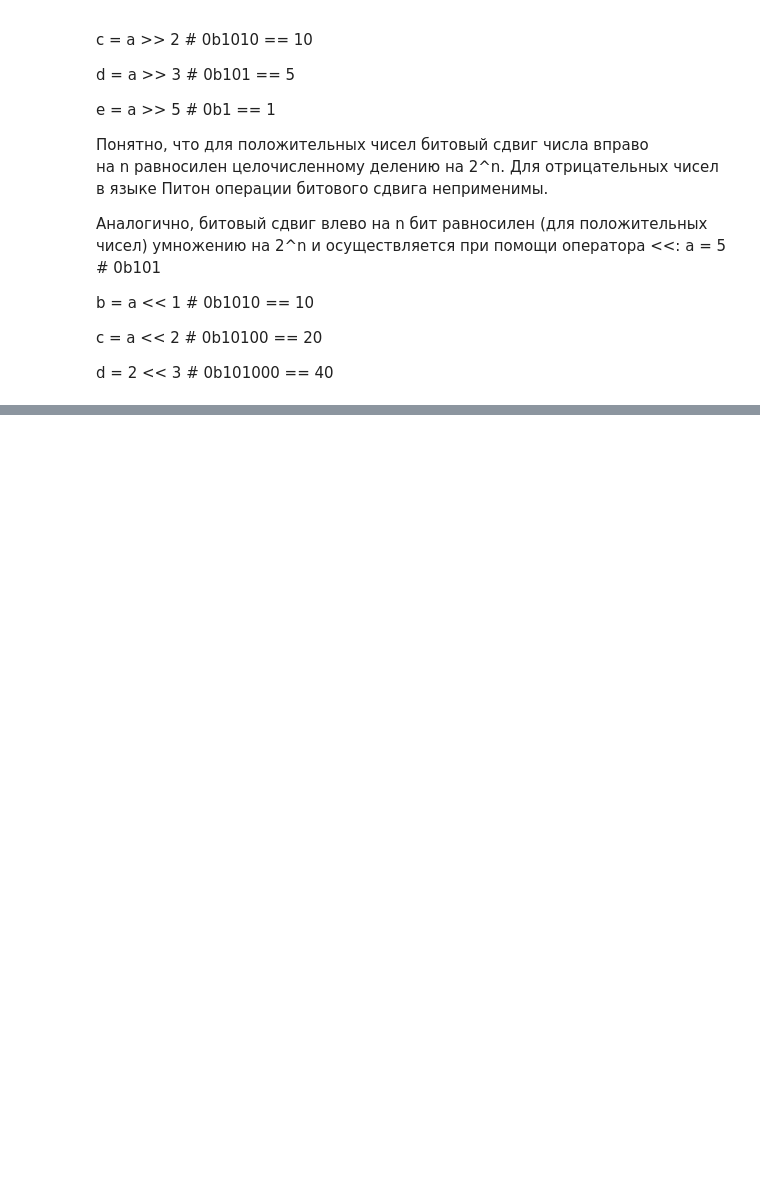
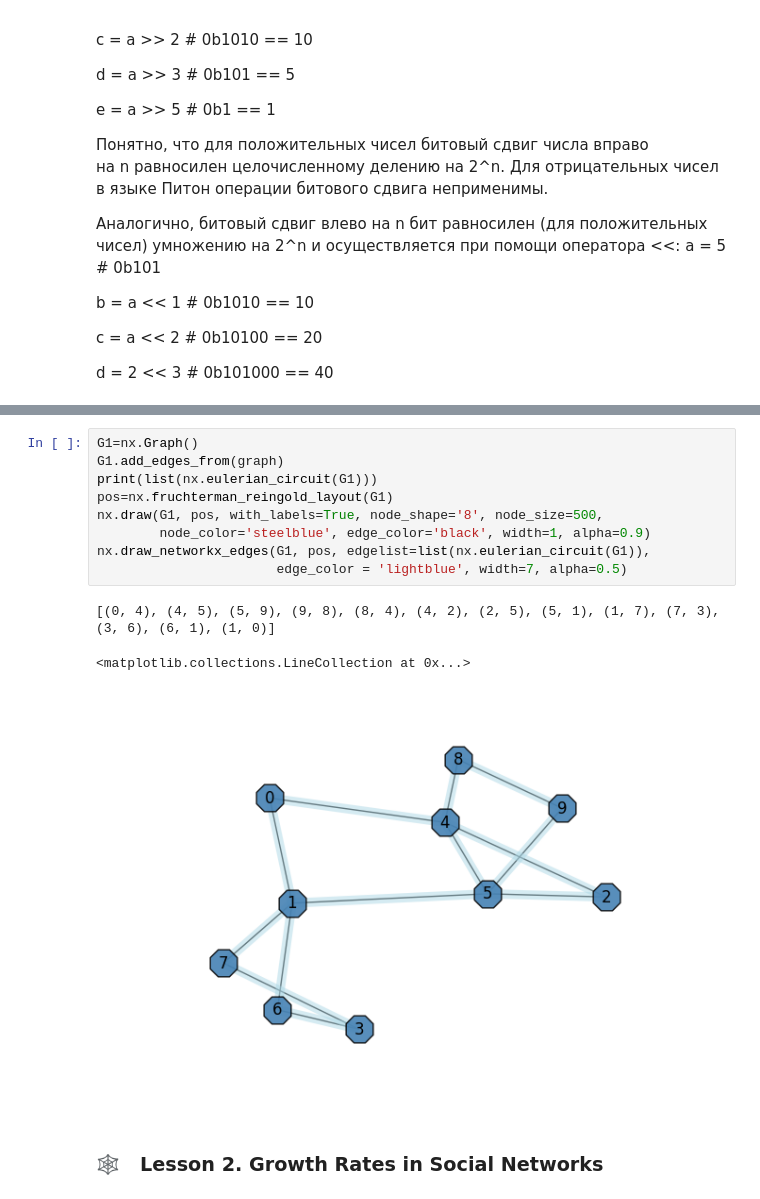
Before and after one commit to OlgaBelitskaya/reflections, a Jupyter notebook: cs215/reflections-cs215-1-2.ipynb, the cells around one changed output, grey strips where cells are left out. Saved outputs shown, nothing was run; the diff lists cells and outputs as text; blank space fills up the shorter version.

Commit message:
lesson 1-4

```diff
--- a/cs215/reflections-cs215-1-2.ipynb
+++ b/cs215/reflections-cs215-1-2.ipynb
@@ -125,0 +458,15 @@ print (time(50), time(51))
+# %%
+G1=nx.Graph()
+G1.add_edges_from(graph)
+print(list(nx.eulerian_circuit(G1)))
+pos=nx.fruchterman_reingold_layout(G1)
+nx.draw(G1, pos, with_labels=True, node_shape='8', node_size=500,
+        node_color='steelblue', edge_color='black', width=1, alpha=0.9)
+nx.draw_networkx_edges(G1, pos, edgelist=list(nx.eulerian_circuit(G1)),
+                       edge_color = 'lightblue', width=7, alpha=0.5)
+# %% [output]
+[(0, 4), (4, 5), (5, 9), (9, 8), (8, 4), (4, 2), (2, 5), (5, 1), (1, 7), (7, 3), (3, 6), (6, 1), (1, 0)]
+<matplotlib.collections.LineCollection at 0x...>
+[figure, added]
+# %% [markdown]
+###  &#x1F578; &nbsp;  Lesson 2. Growth Rates in Social Networks
```
Also changed, not shown: parts of 19 cells of this notebook, 2 other files.
